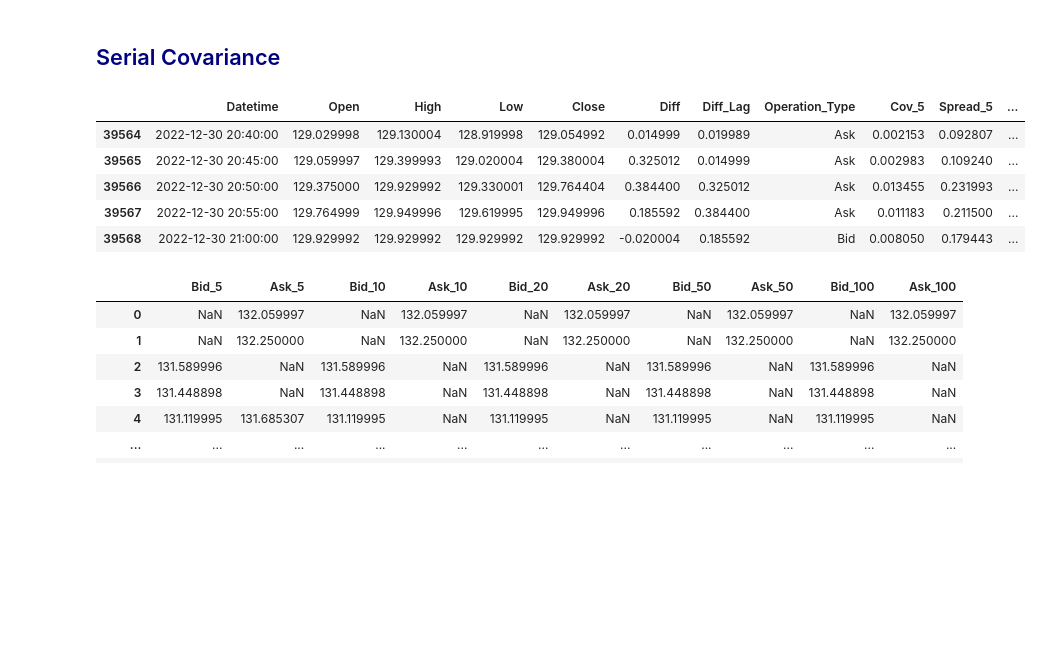
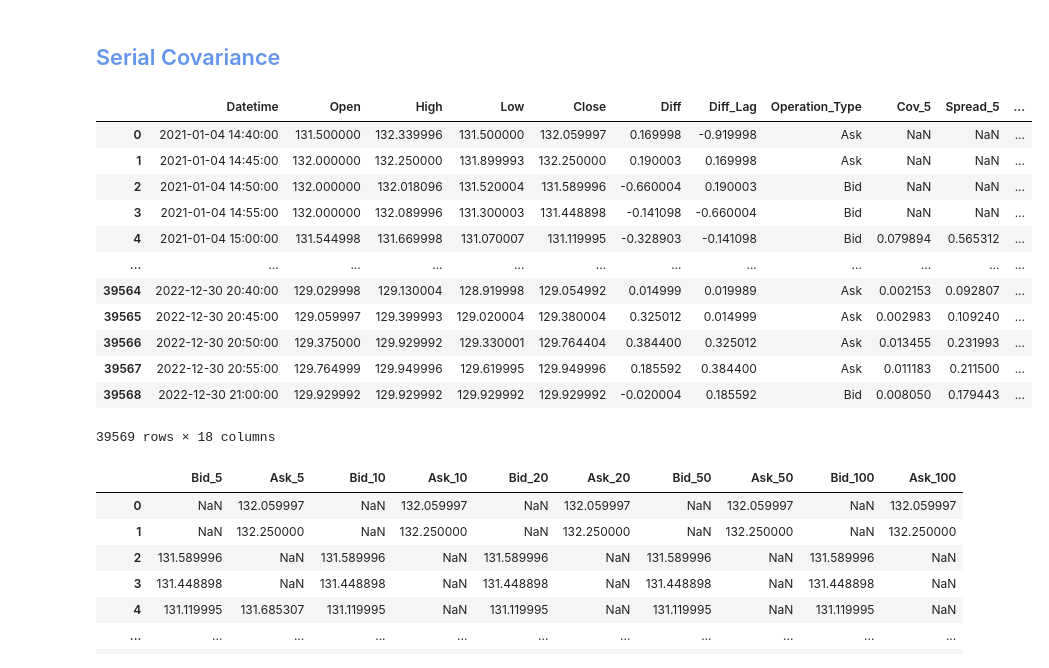
Before and after one commit to LuisMB09/Trading, a Jupyter notebook: effective_spread.ipynb, the cells around one changed output. Cells and saved outputs as stored; diff of their text form; code cells hidden in the pictures; blank space fills up the shorter version.

```diff
--- a/effective_spread.ipynb
+++ b/effective_spread.ipynb
@@ -18,0 +16,18 @@ s = $2 \sqrt{cov}$
+# %%
+windows = [5, 10, 20, 50, 100]
+
+for window in windows:
+    covs = [np.nan] * len(df)
+
+    for i in range(len(df) - 2*window + 1):
+        block1 = df['Diff'][i:i+window]
+        block2 = df['Diff'][i+window:i+2*window]
+
+        cov_val = np.abs(np.cov(block1, block2)[0, 1])
+
+        covs[i + 2*window - 1] = cov_val
+
+    df[f'Cov_{window}'] = covs
+    df[f'Spread_{window}'] = 2 * np.sqrt(df[f'Cov_{window}'])
+
+df
@@ -19,22 +91,35 @@ s = $2 \sqrt{cov}$
 # %% [markdown]
-## <font color='navy'> Serial Covariance
+## <font color='cornflowerblue'> Serial Covariance
+# %%
+df = pd.read_csv('aapl_5m_train.csv')
+df.drop(columns=['Volume', 'Unnamed: 0', 'Timestamp', 'Gmtoffset'], inplace=True)
+df['Diff'] = df['Close'].diff()
+df['Diff_Lag'] = df['Diff'].shift(1)
+df = df.dropna().reset_index(drop=True)
 # %%
 windows = [5, 10, 20, 50, 100]
 
 df['Operation_Type'] = np.where(df['Diff'] > 0, 'Ask', 'Bid')
 
 for window in windows:
     df[f'Cov_{window}'] = np.abs(df['Diff'].rolling(window=window).cov(df['Diff_Lag']))
     df[f'Spread_{window}'] = 2 * np.sqrt(df[f'Cov_{window}'])
 
-df.tail()
+df
 # %% [output]
 |  | Datetime | Open | High | Low | Close | Diff | Diff_Lag | Operation_Type | Cov_5 | Spread_5 | ... |
+| 0 | 2021-01-04 14:40:00 | 131.500000 | 132.339996 | 131.500000 | 132.059997 | 0.169998 | -0.919998 | Ask | NaN | NaN | ... |
+| 1 | 2021-01-04 14:45:00 | 132.000000 | 132.250000 | 131.899993 | 132.250000 | 0.190003 | 0.169998 | Ask | NaN | NaN | ... |
+| 2 | 2021-01-04 14:50:00 | 132.000000 | 132.018096 | 131.520004 | 131.589996 | -0.660004 | 0.190003 | Bid | NaN | NaN | ... |
+| 3 | 2021-01-04 14:55:00 | 132.000000 | 132.089996 | 131.300003 | 131.448898 | -0.141098 | -0.660004 | Bid | NaN | NaN | ... |
+| 4 | 2021-01-04 15:00:00 | 131.544998 | 131.669998 | 131.070007 | 131.119995 | -0.328903 | -0.141098 | Bid | 0.079894 | 0.565312 | ... |
+| ... | ... | ... | ... | ... | ... | ... | ... | ... | ... | ... | ... |
 | 39564 | 2022-12-30 20:40:00 | 129.029998 | 129.130004 | 128.919998 | 129.054992 | 0.014999 | 0.019989 | Ask | 0.002153 | 0.092807 | ... |
 | 39565 | 2022-12-30 20:45:00 | 129.059997 | 129.399993 | 129.020004 | 129.380004 | 0.325012 | 0.014999 | Ask | 0.002983 | 0.109240 | ... |
 | 39566 | 2022-12-30 20:50:00 | 129.375000 | 129.929992 | 129.330001 | 129.764404 | 0.384400 | 0.325012 | Ask | 0.013455 | 0.231993 | ... |
 | 39567 | 2022-12-30 20:55:00 | 129.764999 | 129.949996 | 129.619995 | 129.949996 | 0.185592 | 0.384400 | Ask | 0.011183 | 0.211500 | ... |
 | 39568 | 2022-12-30 21:00:00 | 129.929992 | 129.929992 | 129.929992 | 129.929992 | -0.020004 | 0.185592 | Bid | 0.008050 | 0.179443 | ... |
+39569 rows × 18 columns
 # %%
 bid_ask_df = pd.DataFrame()
 
```
Also changed, not shown: parts of 9 cells of this notebook.
